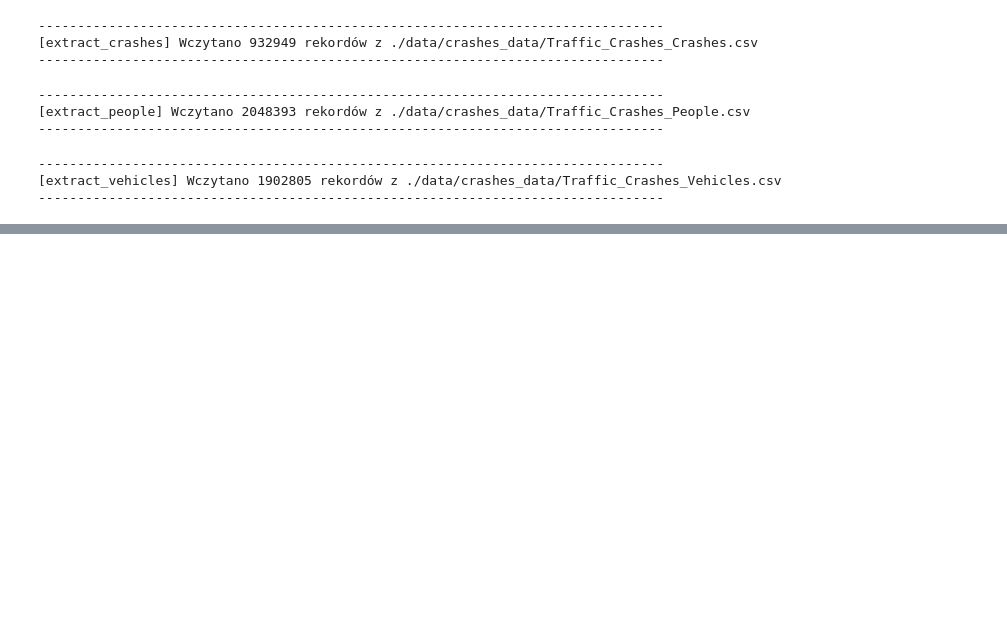
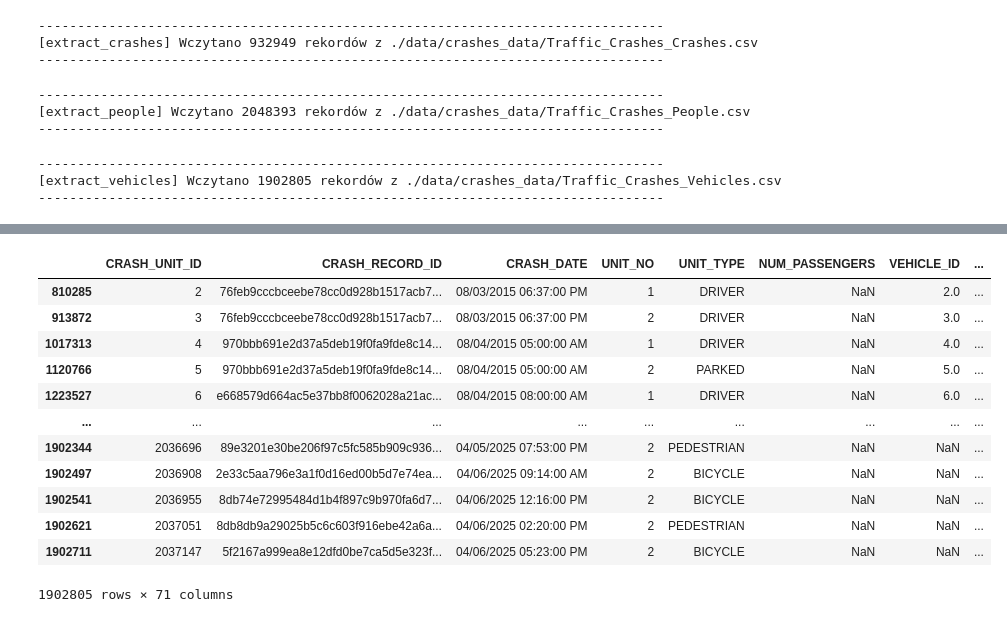
Before and after one commit to krukj/ChicagoCrashesETL, a Jupyter notebook: test.ipynb, the cells around one changed output, grey strips where cells are left out. Drawn from its saved outputs; the diff is of its cells as text; code cells hidden in the pictures; blank space fills up the shorter version.

```diff
--- a/test.ipynb
+++ b/test.ipynb
@@ -408,0 +403,16 @@ Name: count, dtype: int64
+# %%
+vehicles.sort_values(by='VEHICLE_ID')
+# %% [output]
+|  | CRASH_UNIT_ID | CRASH_RECORD_ID | CRASH_DATE | UNIT_NO | UNIT_TYPE | NUM_PASSENGERS | VEHICLE_ID | ... |
+| 810285 | 2 | 76feb9cccbceebe78cc0d928b1517acb7... | 08/03/2015 06:37:00 PM | 1 | DRIVER | NaN | 2.0 | ... |
+| 913872 | 3 | 76feb9cccbceebe78cc0d928b1517acb7... | 08/03/2015 06:37:00 PM | 2 | DRIVER | NaN | 3.0 | ... |
+| 1017313 | 4 | 970bbb691e2d37a5deb19f0fa9fde8c14... | 08/04/2015 05:00:00 AM | 1 | DRIVER | NaN | 4.0 | ... |
+| 1120766 | 5 | 970bbb691e2d37a5deb19f0fa9fde8c14... | 08/04/2015 05:00:00 AM | 2 | PARKED | NaN | 5.0 | ... |
+| 1223527 | 6 | e668579d664ac5e37bb8f0062028a21ac... | 08/04/2015 08:00:00 AM | 1 | DRIVER | NaN | 6.0 | ... |
+| ... | ... | ... | ... | ... | ... | ... | ... | ... |
+| 1902344 | 2036696 | 89e3201e30be206f97c5fc585b909c936... | 04/05/2025 07:53:00 PM | 2 | PEDESTRIAN | NaN | NaN | ... |
+| 1902497 | 2036908 | 2e33c5aa796e3a1f0d16ed00b5d7e74ea... | 04/06/2025 09:14:00 AM | 2 | BICYCLE | NaN | NaN | ... |
+| 1902541 | 2036955 | 8db74e72995484d1b4f897c9b970fa6d7... | 04/06/2025 12:16:00 PM | 2 | BICYCLE | NaN | NaN | ... |
+| 1902621 | 2037051 | 8db8db9a29025b5c6c603f916ebe42a6a... | 04/06/2025 02:20:00 PM | 2 | PEDESTRIAN | NaN | NaN | ... |
+| 1902711 | 2037147 | 5f2167a999ea8e12dfd0be7ca5d5e323f... | 04/06/2025 05:23:00 PM | 2 | BICYCLE | NaN | NaN | ... |
+1902805 rows × 71 columns
```
Also changed, not shown: parts of 9 cells of this notebook, 8 other files.
